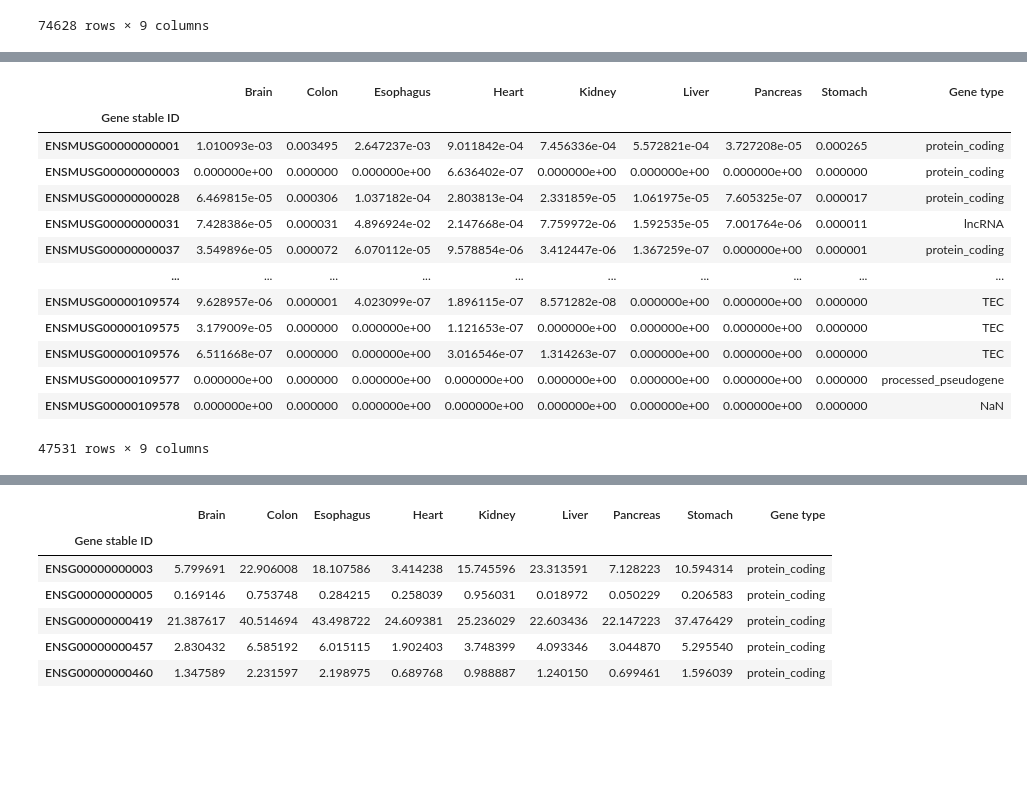
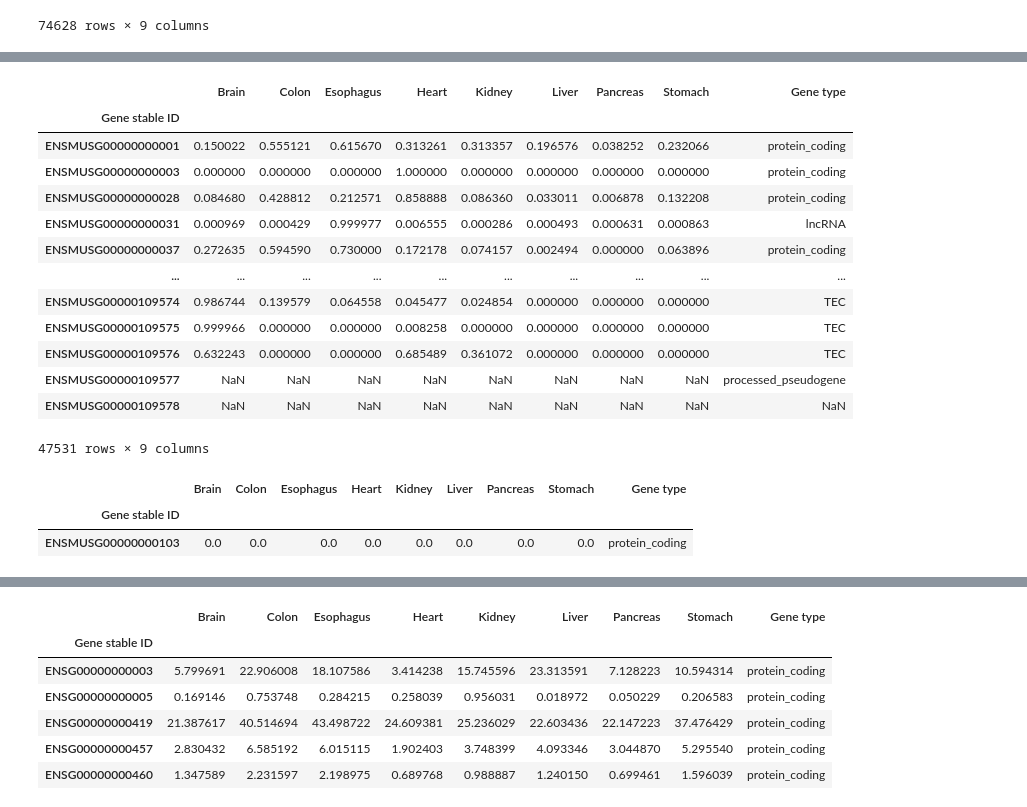
Before and after one commit to AndrewH72/Gene-Duplication, a Jupyter notebook: scripts/calculateScores.ipynb, the cells around one changed output, grey strips where cells are left out. Cells and saved outputs as stored; diff of their text form; code cells hidden in the pictures; blank space fills up the shorter version.

```diff
--- a/scripts/calculateScores.ipynb
+++ b/scripts/calculateScores.ipynb
@@ -220,23 +242,29 @@ gtexEPNormalized
 74628 rows × 9 columns
 # %%
-emtabEPNormalized = emtabEP.iloc[:, :-1] / np.linalg.norm(emtabEP.iloc[:, :-1], axis=0)
+emtabEPNormalized = emtabEP.iloc[:, :-1].div(np.linalg.norm(emtabEP.iloc[:, :-1], axis=1), axis=0)
 emtabEPNormalized["Gene type"] = emtabEP["Gene type"]
 emtabEPNormalized
 # %% [output]
 |  | Brain | Colon | Esophagus | Heart | Kidney | Liver | Pancreas | Stomach | Gene type |
 | Gene stable ID |  |  |  |  |  |  |  |  |  |
-| ENSMUSG00000000001 | 1.010093e-03 | 0.003495 | 2.647237e-03 | 9.011842e-04 | 7.456336e-04 | 5.572821e-04 | 3.727208e-05 | 0.000265 | protein_coding |
-| ENSMUSG00000000003 | 0.000000e+00 | 0.000000 | 0.000000e+00 | 6.636402e-07 | 0.000000e+00 | 0.000000e+00 | 0.000000e+00 | 0.000000 | protein_coding |
-| ENSMUSG00000000028 | 6.469815e-05 | 0.000306 | 1.037182e-04 | 2.803813e-04 | 2.331859e-05 | 1.061975e-05 | 7.605325e-07 | 0.000017 | protein_coding |
-| ENSMUSG00000000031 | 7.428386e-05 | 0.000031 | 4.896924e-02 | 2.147668e-04 | 7.759972e-06 | 1.592535e-05 | 7.001764e-06 | 0.000011 | lncRNA |
-| ENSMUSG00000000037 | 3.549896e-05 | 0.000072 | 6.070112e-05 | 9.578854e-06 | 3.412447e-06 | 1.367259e-07 | 0.000000e+00 | 0.000001 | protein_coding |
+| ENSMUSG00000000001 | 0.150022 | 0.555121 | 0.615670 | 0.313261 | 0.313357 | 0.196576 | 0.038252 | 0.232066 | protein_coding |
+| ENSMUSG00000000003 | 0.000000 | 0.000000 | 0.000000 | 1.000000 | 0.000000 | 0.000000 | 0.000000 | 0.000000 | protein_coding |
+| ENSMUSG00000000028 | 0.084680 | 0.428812 | 0.212571 | 0.858888 | 0.086360 | 0.033011 | 0.006878 | 0.132208 | protein_coding |
+| ENSMUSG00000000031 | 0.000969 | 0.000429 | 0.999977 | 0.006555 | 0.000286 | 0.000493 | 0.000631 | 0.000863 | lncRNA |
+| ENSMUSG00000000037 | 0.272635 | 0.594590 | 0.730000 | 0.172178 | 0.074157 | 0.002494 | 0.000000 | 0.063896 | protein_coding |
 | ... | ... | ... | ... | ... | ... | ... | ... | ... | ... |
-| ENSMUSG00000109574 | 9.628957e-06 | 0.000001 | 4.023099e-07 | 1.896115e-07 | 8.571282e-08 | 0.000000e+00 | 0.000000e+00 | 0.000000 | TEC |
-| ENSMUSG00000109575 | 3.179009e-05 | 0.000000 | 0.000000e+00 | 1.121653e-07 | 0.000000e+00 | 0.000000e+00 | 0.000000e+00 | 0.000000 | TEC |
-| ENSMUSG00000109576 | 6.511668e-07 | 0.000000 | 0.000000e+00 | 3.016546e-07 | 1.314263e-07 | 0.000000e+00 | 0.000000e+00 | 0.000000 | TEC |
-| ENSMUSG00000109577 | 0.000000e+00 | 0.000000 | 0.000000e+00 | 0.000000e+00 | 0.000000e+00 | 0.000000e+00 | 0.000000e+00 | 0.000000 | processed_pseudogene |
-| ENSMUSG00000109578 | 0.000000e+00 | 0.000000 | 0.000000e+00 | 0.000000e+00 | 0.000000e+00 | 0.000000e+00 | 0.000000e+00 | 0.000000 | NaN |
+| ENSMUSG00000109574 | 0.986744 | 0.139579 | 0.064558 | 0.045477 | 0.024854 | 0.000000 | 0.000000 | 0.000000 | TEC |
+| ENSMUSG00000109575 | 0.999966 | 0.000000 | 0.000000 | 0.008258 | 0.000000 | 0.000000 | 0.000000 | 0.000000 | TEC |
+| ENSMUSG00000109576 | 0.632243 | 0.000000 | 0.000000 | 0.685489 | 0.361072 | 0.000000 | 0.000000 | 0.000000 | TEC |
+| ENSMUSG00000109577 | NaN | NaN | NaN | NaN | NaN | NaN | NaN | NaN | processed_pseudogene |
+| ENSMUSG00000109578 | NaN | NaN | NaN | NaN | NaN | NaN | NaN | NaN | NaN |
 47531 rows × 9 columns
+# %%
+emtabEP[emtabEP.index == "ENSMUSG00000000103"]
+# %% [output]
+|  | Brain | Colon | Esophagus | Heart | Kidney | Liver | Pancreas | Stomach | Gene type |
+| Gene stable ID |  |  |  |  |  |  |  |  |  |
+| ENSMUSG00000000103 | 0.0 | 0.0 | 0.0 | 0.0 | 0.0 | 0.0 | 0.0 | 0.0 | protein_coding |
 # %%
 myEuclideanDistNormArr = []
 myPearsonDistNormArr = []
```
Also changed, not shown: parts of 25 cells of this notebook, 4 other files.
